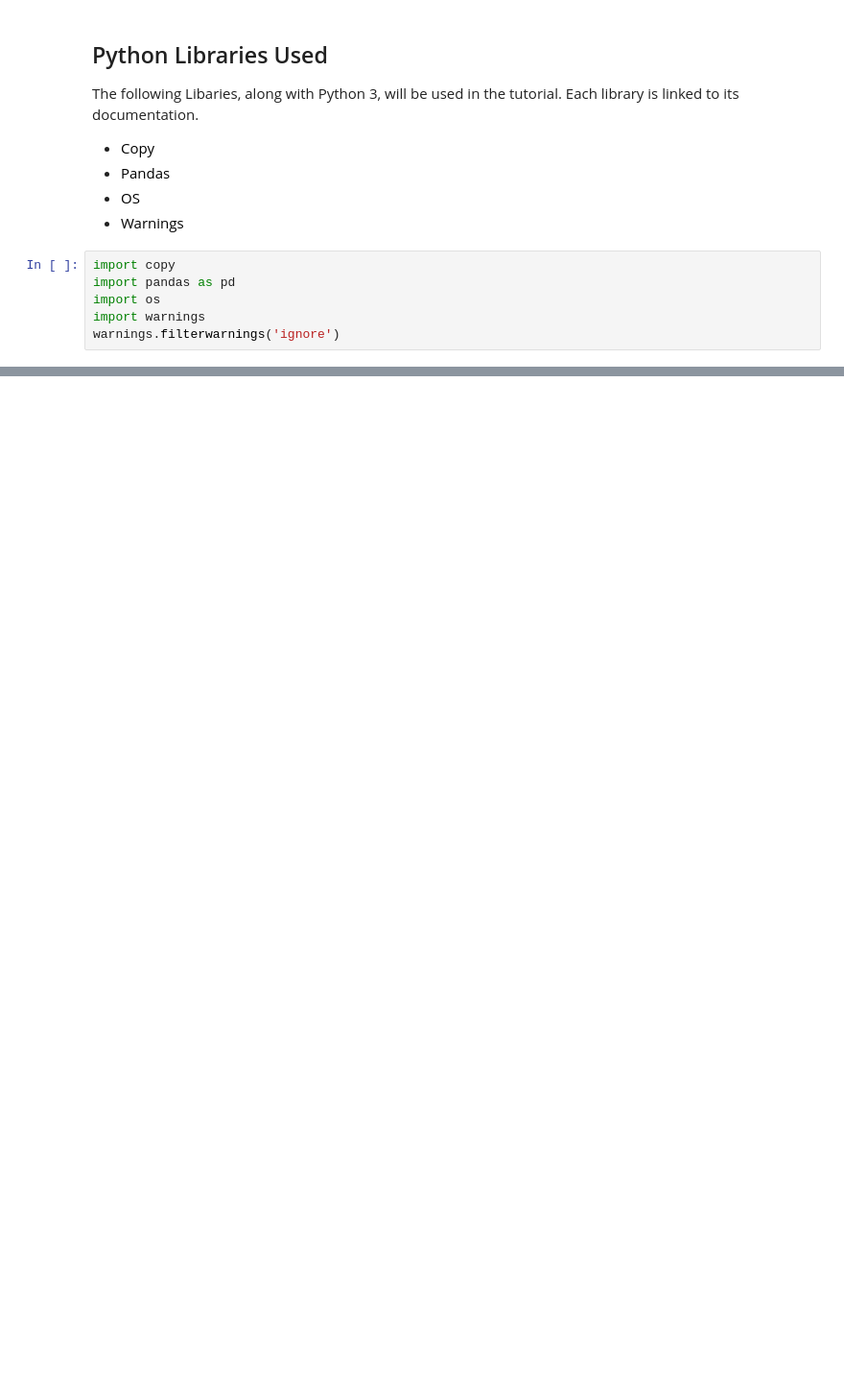
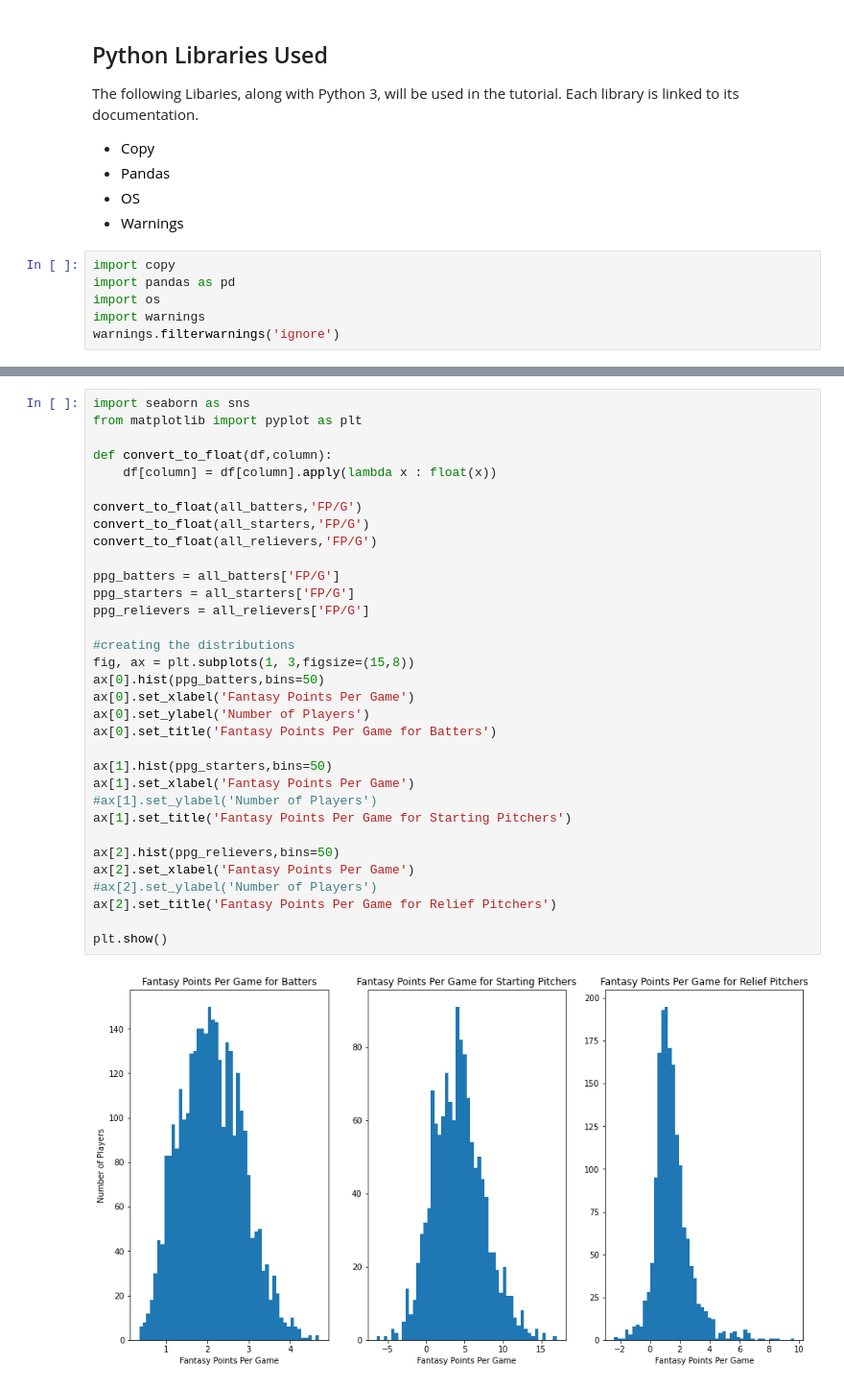
Before and after one commit to mikeisen1/Fantasy-Baseball-Prediction, a Jupyter notebook: cmsc320-final-project.ipynb, the cells around one changed output, grey strips where cells are left out. Shown: that part at 96% size. Saved outputs shown, nothing was run; the diff lists cells and outputs as text; blank space fills up the shorter version.

```diff
--- a/cmsc320-final-project.ipynb
+++ b/cmsc320-final-project.ipynb
@@ -137,0 +161,35 @@ stats[2020][0].describe()
+# %%
+import seaborn as sns
+from matplotlib import pyplot as plt
+
+def convert_to_float(df,column):
+    df[column] = df[column].apply(lambda x : float(x))
+
+convert_to_float(all_batters,'FP/G')
+convert_to_float(all_starters,'FP/G')
+convert_to_float(all_relievers,'FP/G')
+
+ppg_batters = all_batters['FP/G']
+ppg_starters = all_starters['FP/G']
+ppg_relievers = all_relievers['FP/G']
+
+#creating the distributions
+fig, ax = plt.subplots(1, 3,figsize=(15,8))
+ax[0].hist(ppg_batters,bins=50)
+ax[0].set_xlabel('Fantasy Points Per Game')
+ax[0].set_ylabel('Number of Players')
+ax[0].set_title('Fantasy Points Per Game for Batters')
+
+ax[1].hist(ppg_starters,bins=50)
+ax[1].set_xlabel('Fantasy Points Per Game')
+#ax[1].set_ylabel('Number of Players')
+ax[1].set_title('Fantasy Points Per Game for Starting Pitchers')
+
+ax[2].hist(ppg_relievers,bins=50)
+ax[2].set_xlabel('Fantasy Points Per Game')
+#ax[2].set_ylabel('Number of Players')
+ax[2].set_title('Fantasy Points Per Game for Relief Pitchers')
+
+plt.show()
+# %% [output]
+[figure, added]
```
Also changed, not shown: parts of 14 cells of this notebook, 1 other file.
